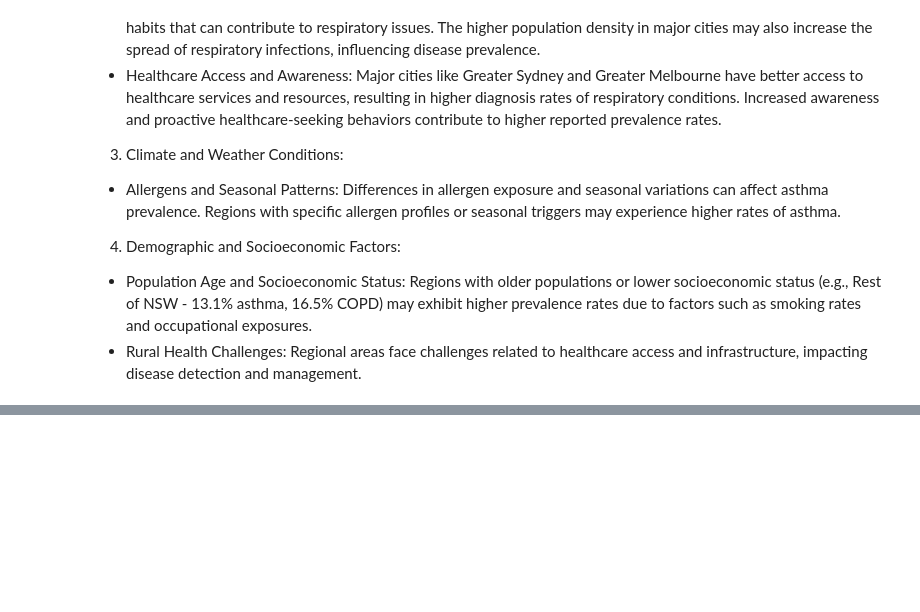
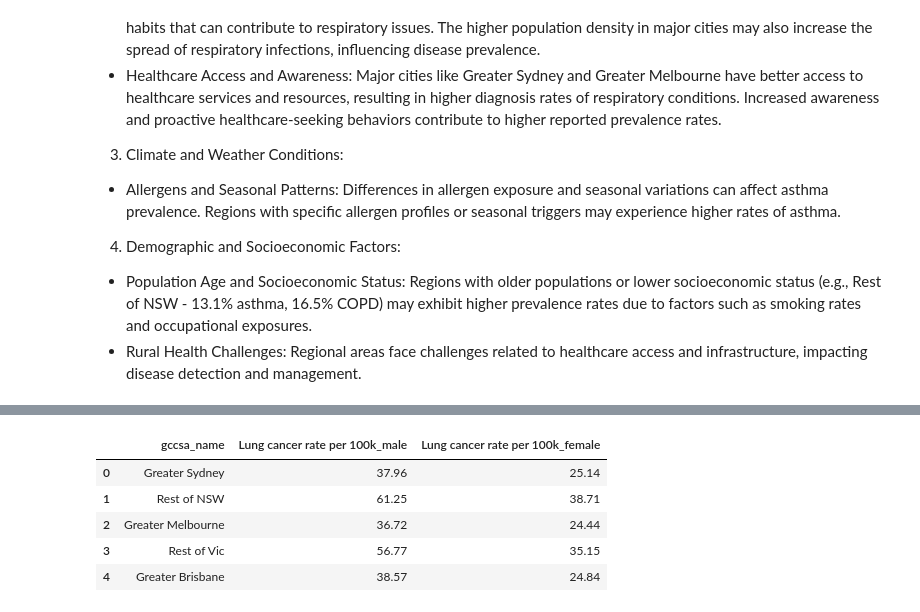
Before and after one commit to Rafsan7238/Analysing-Air-Quality-and-Lung-Disorder-in-Australia, a Jupyter notebook: frontend/Lung Disease Analysis.ipynb, the cells around one changed output, grey strips where cells are left out. Drawn from its saved outputs; the diff is of its cells as text; code cells hidden in the pictures; blank space fills up the shorter version.

```diff
--- a/frontend/Lung Disease Analysis.ipynb
+++ b/frontend/Lung Disease Analysis.ipynb
@@ -143,0 +149,12 @@ plt.show()
+# %%
+# Merge the male and female lung cancer datasets based on location
+merged_data_2 = male_lung_cancer_data[['gccsa_name', 'Lung cancer rate per 100k']].merge(female_lung_cancer_data[['gccsa_name', 'Lung cancer rate per 100k']], how='inner', on='gccsa_name', suffixes=('_male', '_female'))
+
+merged_data_2.head()
+# %% [output]
+|  | gccsa_name | Lung cancer rate per 100k_male | Lung cancer rate per 100k_female |
+| 0 | Greater Sydney | 37.96 | 25.14 |
+| 1 | Rest of NSW | 61.25 | 38.71 |
+| 2 | Greater Melbourne | 36.72 | 24.44 |
+| 3 | Rest of Vic | 56.77 | 35.15 |
+| 4 | Greater Brisbane | 38.57 | 24.84 |
```
Also changed, not shown: parts of 5 cells of this notebook.
